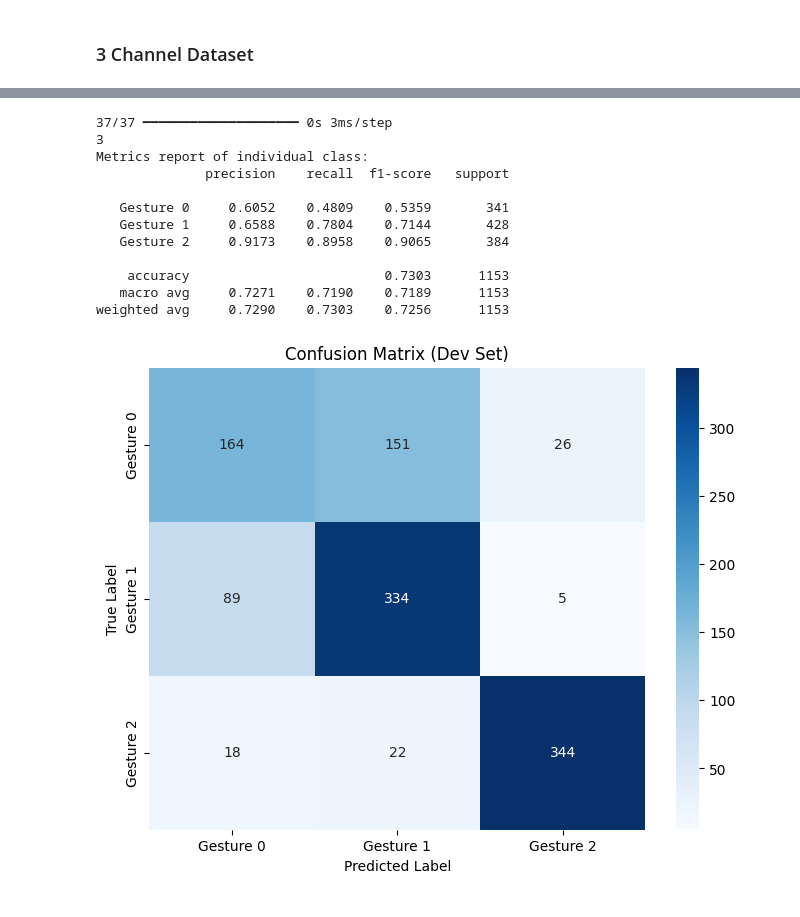
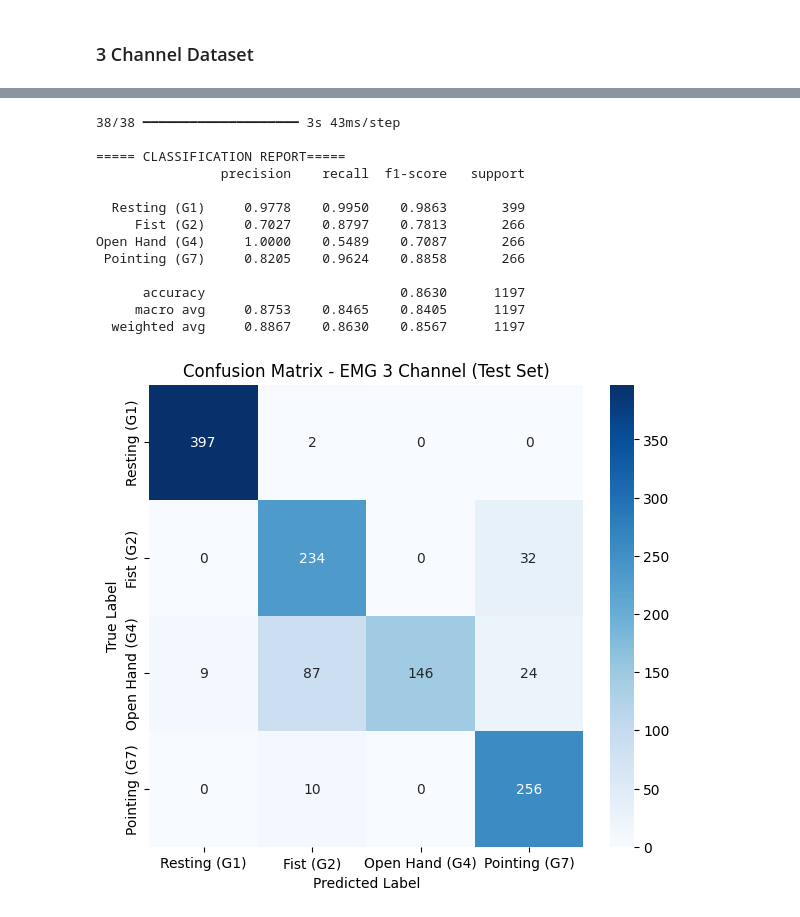
Before and after one commit to KimThanhNguyen1409/Machine_Learning, a Jupyter notebook: EMG/EMG.ipynb, the cells around one changed output, grey strips where cells are left out. Saved outputs shown, nothing was run; the diff lists cells and outputs as text; code cells hidden in the pictures.

Commit message:
[UPDATE] New training model

```diff
--- a/EMG/EMG.ipynb
+++ b/EMG/EMG.ipynb
@@ -463,3 +401,24 @@ def evaluate_model_metrics(model, X_val, y_val, class_names=None):
 # %%
-model, history = build_and_train_cnn(X_train, y_train, X_test, y_test, num_classes=4)
+model_3ch.compile(
+    optimizer=Adam(learning_rate=0.001),
+    loss='sparse_categorical_crossentropy',
+    metrics=['accuracy']
+)
+
+callbacks = [
+    ReduceLROnPlateau(monitor='val_loss', factor=0.5, patience=4, min_lr=1e-5, verbose=1),
+    EarlyStopping(monitor='val_loss', patience=10, restore_best_weights=True, verbose=1)
+]
+
+history_3ch = model_3ch.fit(
+    X_train, y_train,
+    validation_data=(X_val, y_val),
+    epochs=40,
+    batch_size=64,
+    callbacks=callbacks,
+    verbose=1
+)
+
+test_loss, test_acc = model_3ch.evaluate(X_test, y_test, verbose=0)
+print(f"\n>>> TEST SET ACCURACY: {test_acc * 100:.2f}% (Loss: {test_loss:.4f})")
 # %% [output]
@@ -505,16 +442,37 @@ Test accuracy: 78.51%
 # %%
-evaluate_model_metrics(model, X_dev, y_dev)
+import seaborn as sns
+from sklearn.metrics import classification_report, confusion_matrix
+
+def evaluate_3ch_model(model, X_test, y_test):
+    y_pred_probs = model.predict(X_test)
+    y_pred = np.argmax(y_pred_probs, axis=1)
+    target_names = ['Resting (G1)', 'Fist (G2)', 'Open Hand (G4)', 'Pointing (G7)']
+
+    print("\n===== CLASSIFICATION REPORT=====")
+    print(classification_report(y_test, y_pred, target_names=target_names, digits=4))
+
+    cm = confusion_matrix(y_test, y_pred)
+    plt.figure(figsize=(7, 6))
+    sns.heatmap(cm, annot=True, fmt='d', cmap='Blues',
+                xticklabels=target_names, yticklabels=target_names)
+    plt.title('Confusion Matrix - EMG 3 Channel (Test Set)')
+    plt.xlabel('Predicted Label')
+    plt.ylabel('True Label')
+    plt.show()
+
+evaluate_3ch_model(model_3ch, X_test, y_test)
 # %% [output]
-37/37 ━━━━━━━━━━━━━━━━━━━━ 0s 3ms/step
-3
-Metrics report of individual class:
-              precision    recall  f1-score   support
+38/38 ━━━━━━━━━━━━━━━━━━━━ 3s 43ms/step
 
-   Gesture 0     0.6052    0.4809    0.5359       341
-   Gesture 1     0.6588    0.7804    0.7144       428
-   Gesture 2     0.9173    0.8958    0.9065       384
+===== CLASSIFICATION REPORT=====
+                precision    recall  f1-score   support
 
-    accuracy                         0.7303      1153
-   macro avg     0.7271    0.7190    0.7189      1153
-weighted avg     0.7290    0.7303    0.7256      1153
+  Resting (G1)     0.9778    0.9950    0.9863       399
+     Fist (G2)     0.7027    0.8797    0.7813       266
+Open Hand (G4)     1.0000    0.5489    0.7087       266
+ Pointing (G7)     0.8205    0.9624    0.8858       266
+
+      accuracy                         0.8630      1197
+     macro avg     0.8753    0.8465    0.8405      1197
+  weighted avg     0.8867    0.8630    0.8567      1197
-[figure, old version]
+[figure, new version]
```
Also changed, not shown: parts of 6 cells of this notebook.
